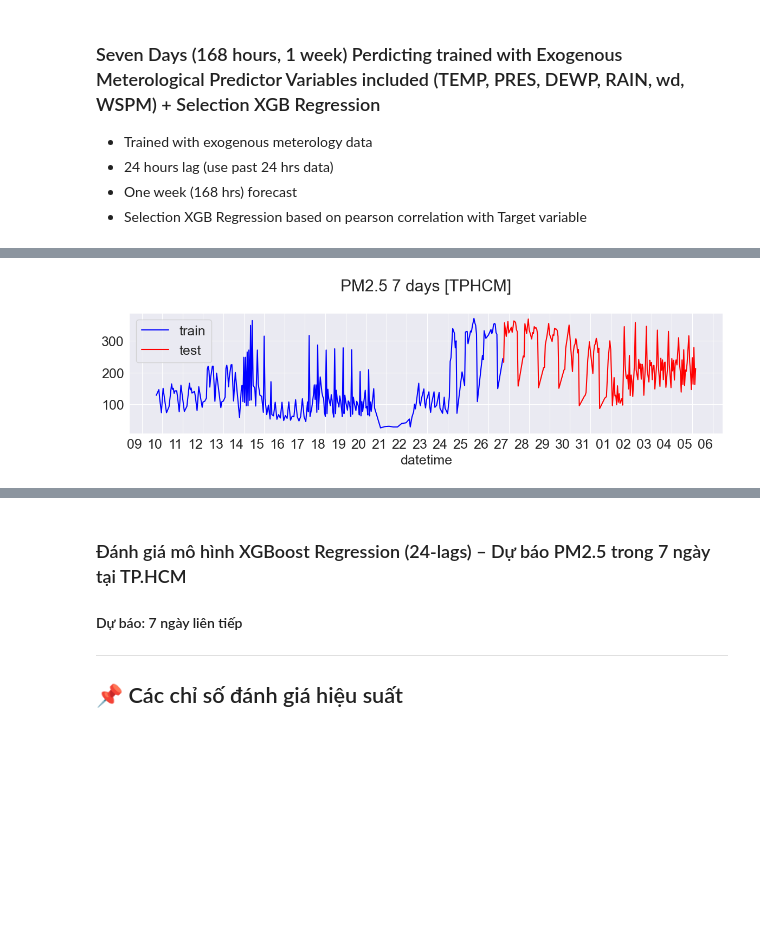
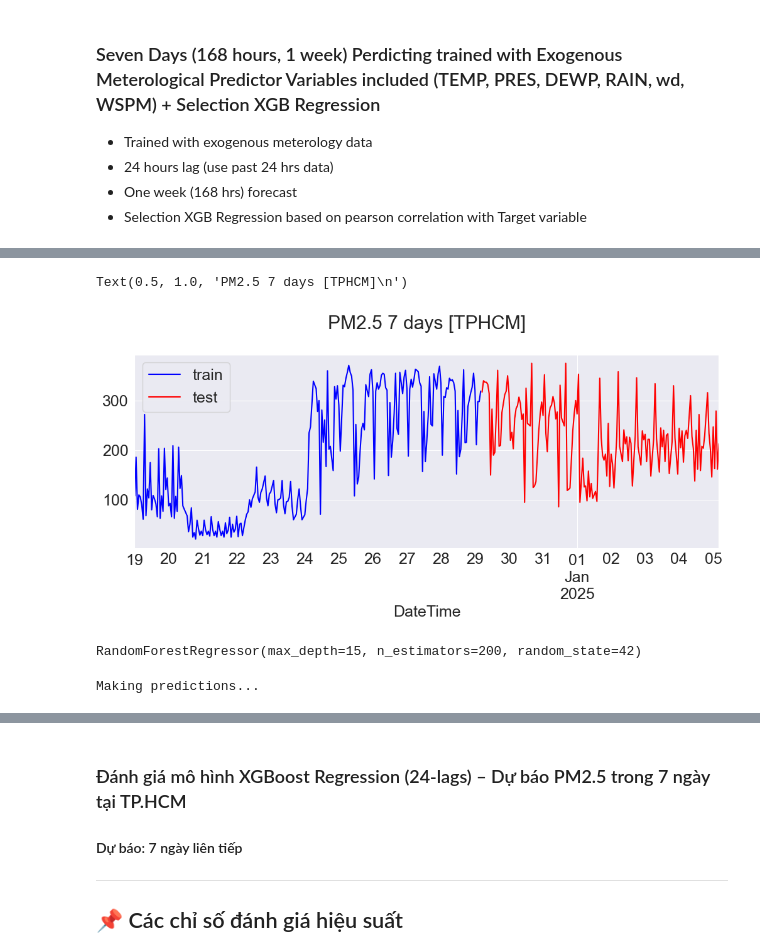
Before and after one commit to ThojTran/PPNC---Comparing-Machine-Learning-Models-for-AQI-Prediction-in-HCMC, a Jupyter notebook: PPNC-PM2.5.ipynb, the cells around one changed output, grey strips where cells are left out. Drawn from its saved outputs; the diff is of its cells as text; code cells hidden in the pictures; blank space fills up the shorter version.

```diff
--- a/PPNC-PM2.5.ipynb
+++ b/PPNC-PM2.5.ipynb
@@ -147,13 +146,30 @@ WSPM                       0
 Predominan _Parameter    137
 dtype: int64
 # %%
-# Clean the dataset by removing null values
-clean_aqi_data = aqi_data.dropna()
+# Convert DateTime column and set as index first
+aqi_data["DateTime"] = pd.to_datetime(aqi_data["DateTime"], format="%m/%d/%Y %H:%M")
+aqi_data.set_index("DateTime", inplace=True)
 
-clean_aqi_data["DateTime"] = pd.to_datetime(clean_aqi_data["DateTime"], format="%m/%d/%Y %H:%M")
-clean_aqi_data.set_index("DateTime", inplace=True)
-# Confirm no null values remain
-print("\nConfirm sum of null values per column after cleaning:\n")
+# Store original data for comparison
+original_data = aqi_data.copy()
+# Handle missing values using interpolation instead of dropping
+clean_aqi_data = aqi_data.copy()
+
+# Interpolate numerical columns with time-based method
+numerical_cols = ['PM2.5', 'PM10', 'NO2', 'NH3', 'SO2', 'CO', 'OZONE', 'TEMP', 'PRES', 'DEWP', 'RAIN', 'WSPM']
+for col in numerical_cols:
+    if col in clean_aqi_data.columns:
+        # Use time-based interpolation for time series data
+        clean_aqi_data[col] = clean_aqi_data[col].interpolate(method='time', limit_direction='both')
+        # Fill any remaining NaN with forward/backward fill
+        clean_aqi_data[col] = clean_aqi_data[col].fillna(method='ffill').fillna(method='bfill')
+
+# Handle categorical column 'Predominan_Parameter' using forward fill
+if 'Predominan_Parameter' in clean_aqi_data.columns:
+    clean_aqi_data['Predominan_Parameter'] = clean_aqi_data['Predominan_Parameter'].fillna(method='ffill').fillna(method='bfill')
+
+# Confirm missing values after interpolation
+print("\nMissing values per column after interpolation:\n")
 print(clean_aqi_data.isna().sum())
 print("\nClean dataset shape:", clean_aqi_data.shape, "\n")
 # %% [output]
@@ -624,15 +730,10 @@ Test set Dates:          2024-12-26 18:00:00  --- 2025-01-05 04:00:00
 # %%
 plt.figure(figsize=(12,4))
 train_pm25[-35*7:].plot(color='blue', label='train')
 test_pm25.plot(color='red', label='test')
 plt.legend()
 plt.title('PM2.5 7 days [TPHCM]\n')
-plt.gca().xaxis.set_major_formatter(mdates.DateFormatter('%d'))
-plt.gca().xaxis.set_major_locator(mdates.DayLocator(interval=1))  # Mỗi ngày một điểm đánh dấu
-plt.xticks(rotation=0)
-# Thêm nhãn trục x là "datetime"
-plt.xlabel('datetime')
-plt.tight_layout()
 # %% [output]
+Text(0.5, 1.0, 'PM2.5 7 days [TPHCM]\n')
-[figure, old version]
+[figure, new version]
 # %%
@@ -679,29 +764,15 @@ model = xgb.train(params, dtrain, num_rounds)
 # %%
-# Dự báo cho 7 ngày tiếp theo (sau bộ test)
-last_sequence = pd.concat([train_pm25, test_pm25]).values[-72:]  # Lấy 72 giờ cuối cùng từ toàn bộ dữ liệu
-predictions = []
-
-for _ in range(steps):
-    # Tạo features cho dự báo
-    current_features = last_sequence.tolist()
-    current_features.append(np.mean(last_sequence))
-    current_features.append(np.std(last_sequence))
-    current_features.append(np.max(last_sequence))
-    current_features.append(np.min(last_sequence))
-
-    # Dự đoán
-    current_input = xgb.DMatrix(np.array([current_features]))
-    next_pred = model.predict(current_input)[0]
-
-    # Áp dụng chỉnh sửa nhỏ để giới hạn giá trị dự báo hợp lý
-    next_pred = max(0, min(next_pred, np.max(train_pm25)*1.2))
-
-    predictions.append(next_pred)
-    last_sequence = np.roll(last_sequence, -1)
-    last_sequence[-1] = next_pred
-
-# Tạo index cho ngày tiếp theo sau bộ test
-next_day_index = pd.date_range(start=test_pm25.index[-1] + pd.Timedelta(hours=1), periods=steps, freq='H')
-
-# Chuyển đổi dự báo thành Series với chỉ mục đúng
-preds_xgb = pd.Series(predictions, index=next_day_index)
+# Random Forest backup
+rf_model = RandomForestRegressor(
+    n_estimators=200, max_depth=15, random_state=42
+)
+rf_model.fit(X_train_improved, y_train_improved)
+# %% [output]
+RandomForestRegressor(max_depth=15, n_estimators=200, random_state=42)
+# %%
+print("Making predictions...")
+last_sequence_improved = pd.concat([train_pm25, test_pm25]).values[-24:]
+predictions_improved = []
+train_stats = {'max': np.max(train_pm25), 'std': np.std(train_pm25)}
+# %% [output]
+Making predictions...
```
Also changed, not shown: parts of 35 cells of this notebook.
